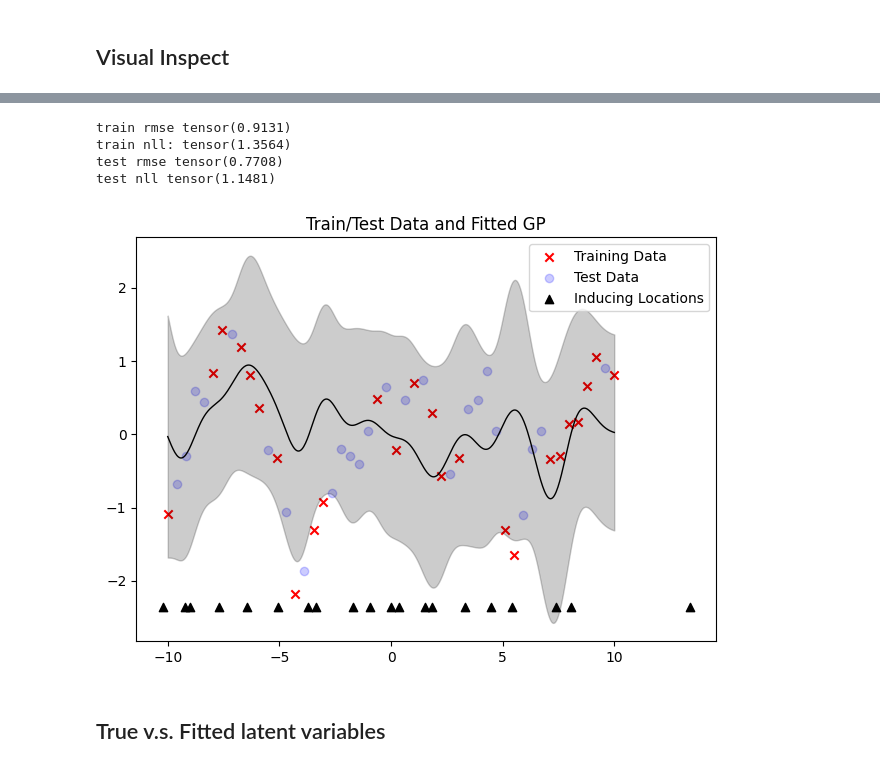
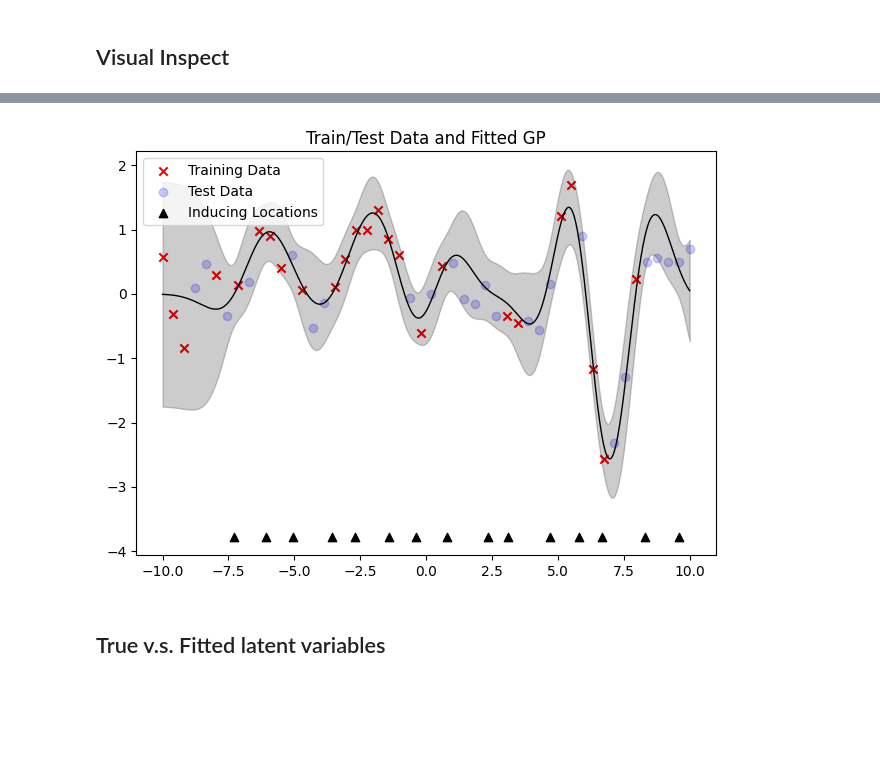
Before and after one commit to XiaoyuJiang17/ScalableLVMOGP, a Jupyter notebook: expriments/synth_expri/regression/lvmogp_synth_data_w_missing.ipynb, the cells around one changed output, grey strips where cells are left out. Drawn from its saved outputs; the diff is of its cells as text; code cells hidden in the pictures; blank space fills up the shorter version.

```diff
--- a/expriments/synth_expri/regression/lvmogp_synth_data_w_missing.ipynb
+++ b/expriments/synth_expri/regression/lvmogp_synth_data_w_missing.ipynb
@@ -25,7 +25,7 @@ expri_random_seed = 13
 # %%
 # Double Check this with data folder title! Make sure import the correct one.
 w_n_C_total = 50 # totally 700 points for C
-w_n_outputs = 1000 # 300
+w_n_outputs = 20 # 100, 300, 500, 1000
 
 synth_data_path = f'/Users/jiangxiaoyu/Desktop/All Projects/GPLVM_project_code/data/synth_regression/ninputs_{w_n_C_total}_nlatents_{w_n_outputs}'
 w_C_total = Tensor(pd.read_csv(f'{synth_data_path}/inputs.csv').to_numpy()).reshape(-1)
@@ -71,8 +71,8 @@ w_n_C = len(w_ls_of_ls_train_C[0])
 w_n_total = w_n_X * w_n_C
 w_index_dim = 1
 w_latent_dim = 2
-w_n_inducing_C = 20
-w_n_inducing_X = 10
+w_n_inducing_C = 15
+w_n_inducing_X = 20
 w_pca = False
 
 Y_train = w_sample_train_data
@@ -90,7 +90,7 @@ w_optimizer = torch.optim.Adam([
     {'params': w_likelihood.parameters()}
 ], lr=0.3)
 
-w_scheduler = StepLR(w_optimizer, step_size=30, gamma=0.95)  # every 50 iterations, learning rate multiple 0.95
+w_scheduler = StepLR(w_optimizer, step_size=50, gamma=0.95)  # every 50 iterations, learning rate multiple 0.95
 
 # Initialize inducing points in C space
 w_my_model.variational_strategy.inducing_points_C.data = torch.rand(w_n_inducing_C).reshape(-1,1) * 20 - 10
@@ -100,7 +100,7 @@ w_likelihood.noise.data = Tensor([0.05])
 
 # start training!
 w_loss_list = []
-n_iterations = 3000 # 10000
+n_iterations = 5000 # 10000
 iterator = trange(n_iterations, leave=True)
 batch_size_X = 20 # mini-batch for latents
 batch_size_C = 20 # mini-batch for inputs, one can set w_n_C_train
@@ -419,57 +346,11 @@ def evaluate_on_simgle_output(w_function_index):
 # %%
-w_train_input, w_train_target, w_test_input, w_test_target, w_gp_pred_mean, w_gp_pred_std, performance_dirct = evaluate_on_simgle_output(10)
+function_index = 15
+w_train_input, w_train_target, w_test_input, w_test_target, w_gp_pred_mean, w_gp_pred_std, performance_dirct = evaluate_on_simgle_output(function_index)
-# %%
-'''
-# Pick the index of the funtion to show
-w_function_index = 982 #
-
-w_train_input = w_C_total[w_ls_of_ls_train_C[w_function_index]]
-w_train_start = 0
-for i in range(w_function_index):
-    w_train_start += len(w_ls_of_ls_train_C[i]) # don't assume every output has the same length of inputs
-w_train_end = w_train_start + len(w_ls_of_ls_train_C[w_function_index])
-w_train_target = w_sample_train_data[w_train_start:w_train_end]
-w_train_predict = w_train_data_predict[w_train_start:w_train_end]
-train_rmse_ = (w_train_target - w_train_predict).square().mean().sqrt()
-train_nll_ = neg_log_likelihood(w_train_target, all_pred_mean[w_sample_train_index][w_train_start:w_train_end], all_pred_var[w_sample_train_index][w_train_start:w_train_end])
-print('train rmse', train_rmse_)
-print('train nll:', train_nll_)
-
-w_test_input = w_C_total[w_ls_of_ls_test_C[w_function_index]]
-w_test_start = 0
-for j in range(w_function_index):
-    w_test_start += len(w_ls_of_ls_test_C[i])
-w_test_end = w_test_start + len(w_ls_of_ls_test_C[w_function_index])
-w_test_target = w_sample_test_data[w_test_start:w_test_end]
-w_test_predict = w_test_data_predict[w_test_start:w_test_end]
-test_rmse_ = (w_test_predict - w_test_target).square().mean().sqrt()
-test_nll_ = neg_log_likelihood(w_test_target, all_pred_mean[w_sample_test_index][w_test_start:w_test_end], all_pred_var[w_sample_test_index][w_test_start:w_test_end])
-print('test rmse', test_rmse_)
-print('test nll', test_nll_)
-
-w_gp_input = w_C_total
-w_gp_start = w_gp_input.shape[0] * w_function_index
-w_gp_end = w_gp_start + w_gp_input.shape[0]
-w_gp_target = w_sample_total_data[w_gp_start:w_gp_end]
-
-# NOTE: comment these since bad visualization ...
-# w_gp_pred_mean = all_pred_mean[w_gp_start:w_gp_end]
-# w_gp_pred_std = all_pred_var[w_gp_start:w_gp_end]
-
-w_gp4visual_start = n_data4visual * w_function_index
-w_gp4visual_end = n_data4visual * (w_function_index + 1)
-w_gp_pred_mean = all_pred_mean4visual[w_gp4visual_start:w_gp4visual_end]
-w_gp_pred_std = all_pred_var4visual.sqrt()[w_gp4visual_start:w_gp4visual_end]
-'''
-# %% [output]
-train rmse tensor(0.9131)
-train nll: tensor(1.3564)
-test rmse tensor(0.7708)
-test nll tensor(1.1481)
 # %%
-plot_traindata_testdata_fittedgp(train_X=w_train_input, train_Y=w_train_target, test_X=w_test_input, test_Y=w_test_target, gp_X=w_C_total4visual, gp_pred_mean=w_gp_pred_mean, gp_pred_std=w_gp_pred_std, inducing_points_X=w_my_model.variational_strategy.inducing_points_C.data, n_inducing_C=w_n_inducing_C) # NOTE: input is C not X
+picture_save_path = f'/Users/jiangxiaoyu/Desktop/All Projects/GPLVM_project_code/experi_results/func_id_{function_index}_numofoutput_{w_n_outputs}.png'
+plot_traindata_testdata_fittedgp(train_X=w_train_input, train_Y=w_train_target, test_X=w_test_input, test_Y=w_test_target, gp_X=w_C_total4visual, gp_pred_mean=w_gp_pred_mean, gp_pred_std=w_gp_pred_std, inducing_points_X=w_my_model.variational_strategy.inducing_points_C.data, n_inducing_C=w_n_inducing_C, picture_save_path=picture_save_path) # NOTE: input is C not X
 # %% [output]
-[figure, old version]
+[figure, new version]
 # %% [markdown]
 ## True v.s. Fitted latent variables
 # %%
```
Also changed, not shown: parts of 17 cells of this notebook, 3 other files.
